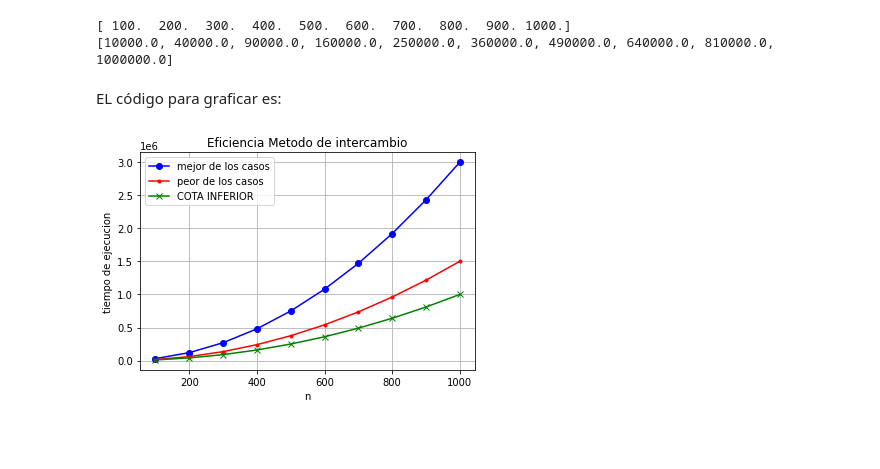
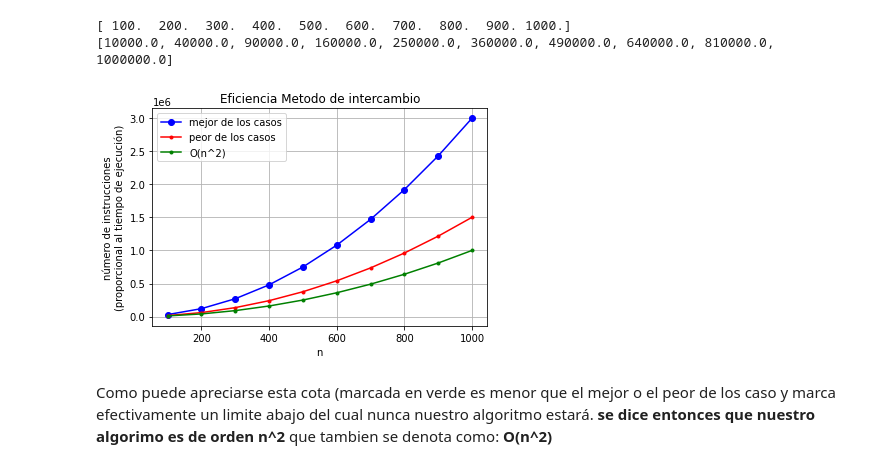
Before and after one commit to CastilloEdaUnam/Notas, a Jupyter notebook: EficienciaAlgoritmica.ipynb, the cells around one changed output. Saved outputs shown, nothing was run; the diff lists cells and outputs as text; code cells hidden in the pictures; blank space fills up the shorter version.

```diff
--- a/EficienciaAlgoritmica.ipynb
+++ b/EficienciaAlgoritmica.ipynb
@@ -327,21 +367,22 @@ print(cotaInferior)
 # %% [output]
 [ 100.  200.  300.  400.  500.  600.  700.  800.  900. 1000.]
 [10000.0, 40000.0, 90000.0, 160000.0, 250000.0, 360000.0, 490000.0, 640000.0, 810000.0, 1000000.0]
-# %% [markdown]
-EL código para graficar es:
 # %%
 import matplotlib.pyplot as plt
 
 fig, grafica = plt.subplots(facecolor='w', edgecolor='k')
-grafica.plot(nv,peor,marker='o',color='b')
-grafica.plot(nv,mejor,marker='.',color='r')
-grafica.plot(nv,cotaInferior,marker='x',color='green')
+grafica.plot(nv,peor,marker='o',color='blue')
+grafica.plot(nv,mejor,marker='.',color='red')
+grafica.plot(nv,cotaInferior,marker='.',color='green')
+
 grafica.set_xlabel('n')
-grafica.set_ylabel('tiempo de ejecucion')
+grafica.set_ylabel('número de instrucciones\n(proporcional al tiempo de ejecución)')
 grafica.grid(True)
-grafica.legend(['mejor de los casos','peor de los casos','COTA INFERIOR'])
+grafica.legend(['mejor de los casos','peor de los casos','O(n^2)'])
 
 plt.title('Eficiencia Metodo de intercambio')
 plt.show()
 # %% [output]
-[figure, old version]
+[figure, new version]
+# %% [markdown]
+Como puede apreciarse esta cota (marcada en verde es menor que el mejor o el peor de los caso y marca efectivamente un limite abajo del cual nunca nuestro algoritmo estará. **se dice entonces que nuestro algorimo es de orden n^2** que tambien se denota como: **O(n^2)**
```
Also changed, not shown: parts of 12 cells of this notebook.
